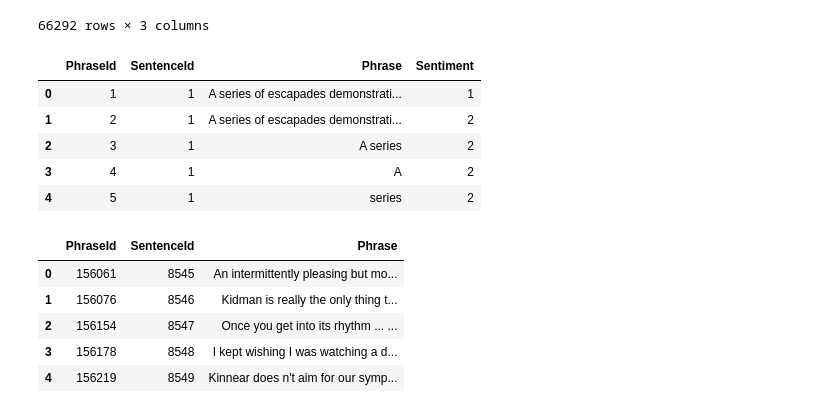
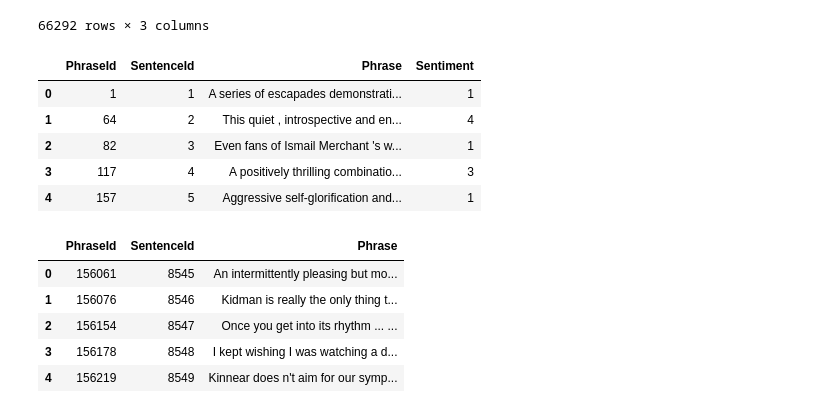
Before and after one commit to jfranc33/movieSentiment, a Jupyter notebook: movieAnalysis.ipynb, the cells around one changed output. Drawn from its saved outputs; the diff is of its cells as text; code cells hidden in the pictures.

```diff
--- a/movieAnalysis.ipynb
+++ b/movieAnalysis.ipynb
@@ -74,16 +74,16 @@ def cleanInitialTestFrame(df):
     # Return a clean frame
     return pd.DataFrame(cleanList, columns = ['PhraseId', 'SentenceId', 'Phrase'])
 # %%
-#df = cleanInitialFrame(initialFrame)
-df = initialFrame
+df = cleanInitialFrame(initialFrame)
+#df = initialFrame
 df.head()
 # %% [output]
 |  | PhraseId | SentenceId | Phrase | Sentiment |
 | 0 | 1 | 1 | A series of escapades demonstrati... | 1 |
-| 1 | 2 | 1 | A series of escapades demonstrati... | 2 |
-| 2 | 3 | 1 | A series | 2 |
-| 3 | 4 | 1 | A | 2 |
-| 4 | 5 | 1 | series | 2 |
+| 1 | 64 | 2 | This quiet , introspective and en... | 4 |
+| 2 | 82 | 3 | Even fans of Ismail Merchant 's w... | 1 |
+| 3 | 117 | 4 | A positively thrilling combinatio... | 3 |
+| 4 | 157 | 5 | Aggressive self-glorification and... | 1 |
 # %%
 testdf = cleanInitialTestFrame(initialTestFrame)
 testdf.head()
```
Also changed, not shown: parts of 10 cells of this notebook, 2 other files.
